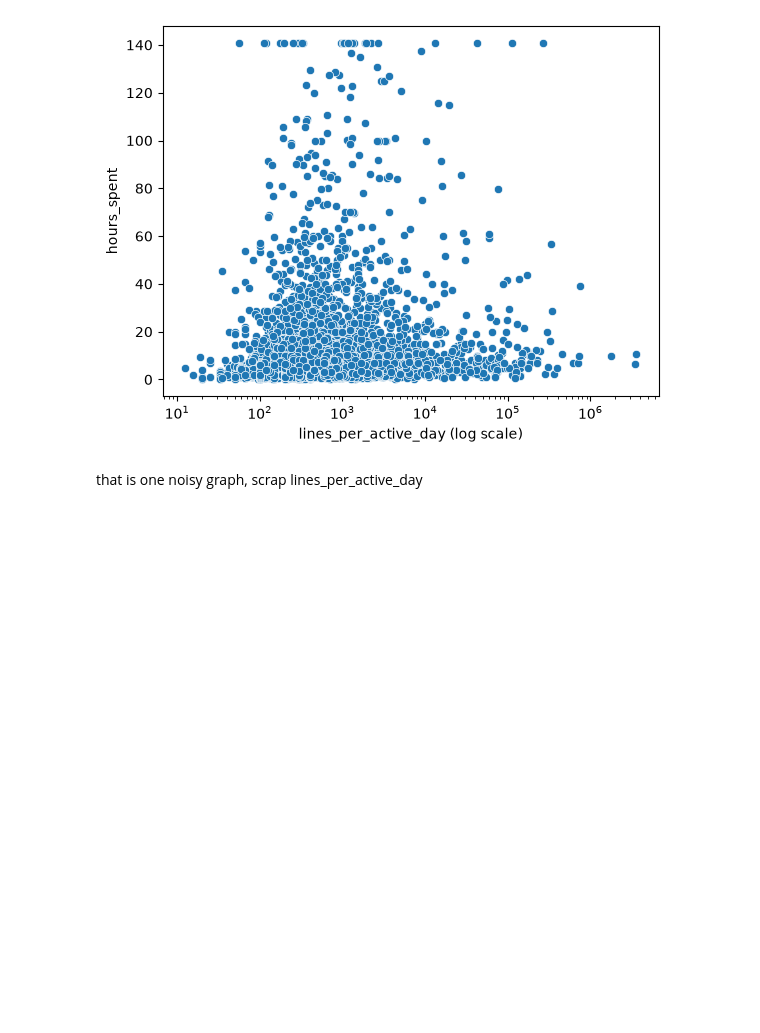
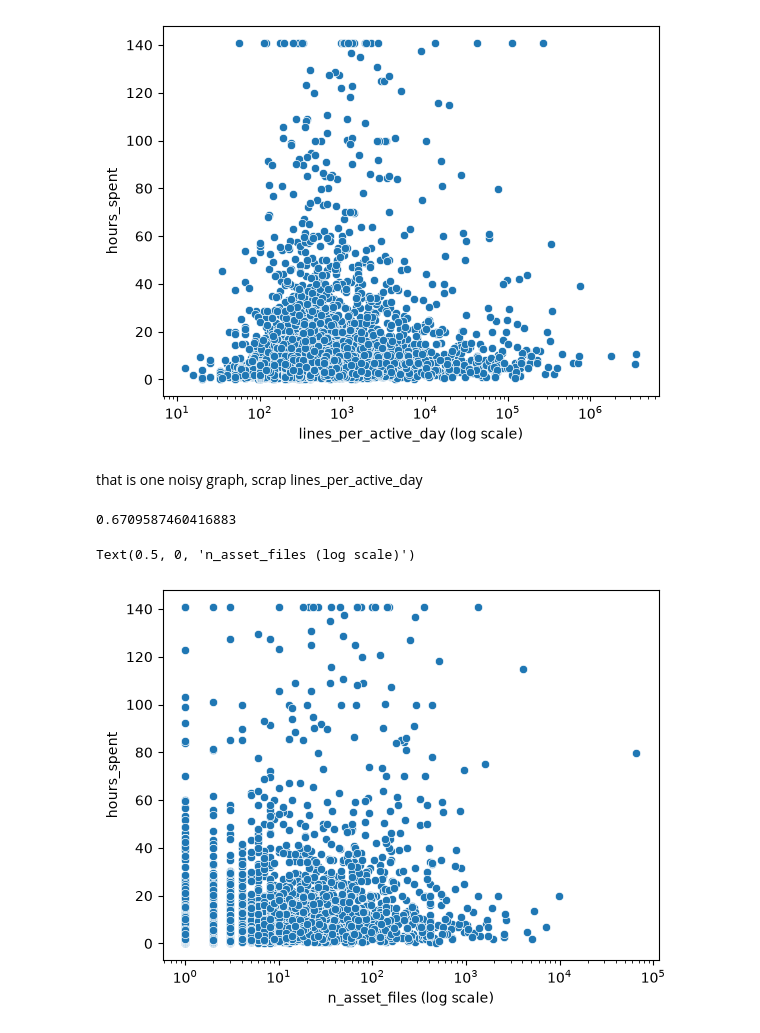
Before and after one commit to fourtysevencode/hours-detective, a Jupyter notebook: experiments/exploration.ipynb, the cells around one changed output. Cells and saved outputs as stored; diff of their text form; code cells hidden in the pictures; blank space fills up the shorter version.

```diff
--- a/experiments/exploration.ipynb
+++ b/experiments/exploration.ipynb
@@ -204,3 +204,16 @@ Text(0.5, 0, 'lines_per_active_day (log scale)')
 [figure]
 # %% [markdown]
 that is one noisy graph, scrap lines_per_active_day
+# %%
+df["n_asset_files"] = (df["num_image_files"] + df["num_audio_files"]+ df["num_3d_model_files"] + df["num_font_files"])
+# %%
+test_skf()
+# %% [output]
+0.6709587460416883
+# %%
+sns.scatterplot(x=df["n_asset_files"], y=df["hours_spent"])
+plt.xscale('log')
+plt.xlabel("n_asset_files (log scale)") # remove compression on axis due to massive outliers
+# %% [output]
+Text(0.5, 0, 'n_asset_files (log scale)')
+[figure, added]
```
Also changed, not shown: 5 other files.
